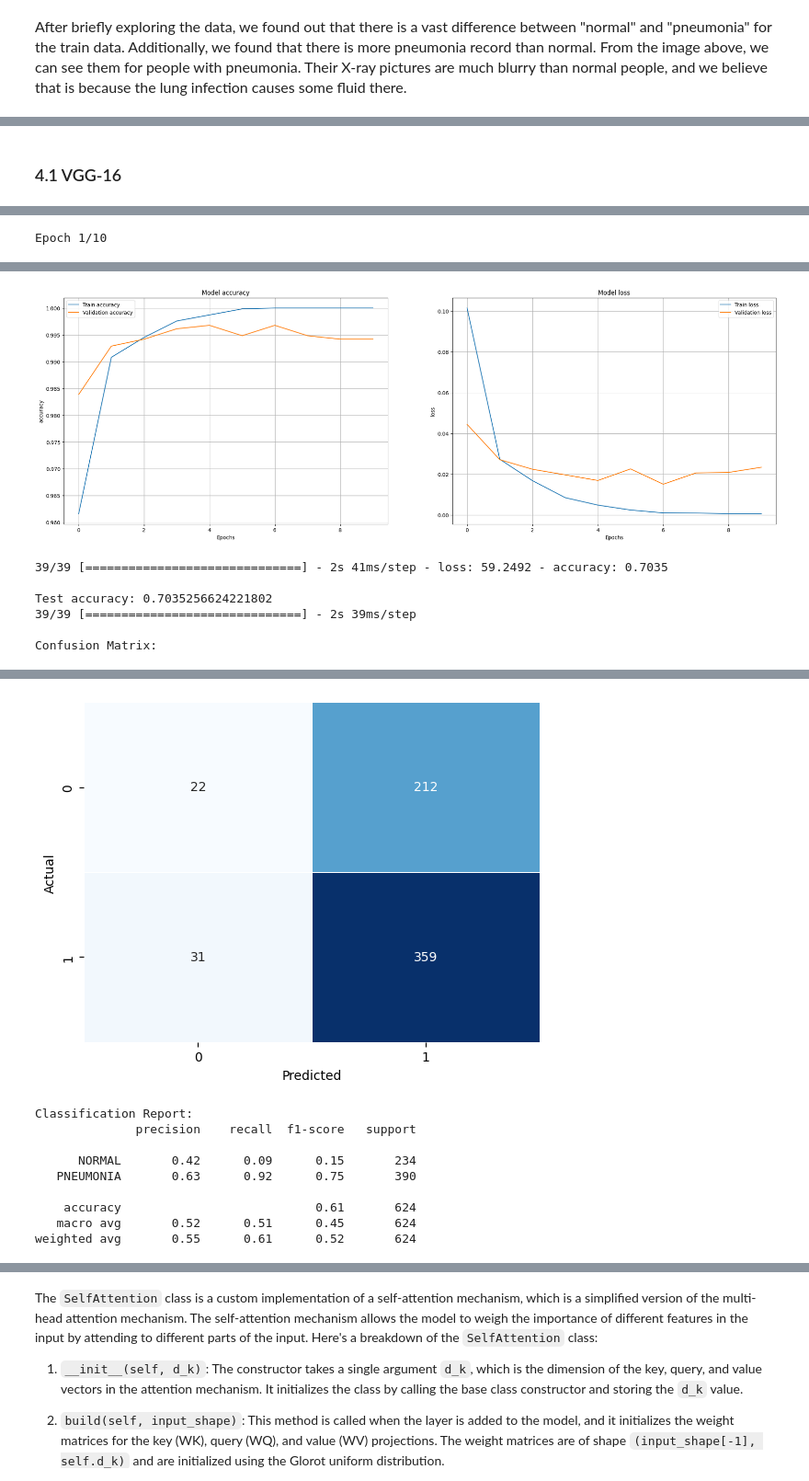
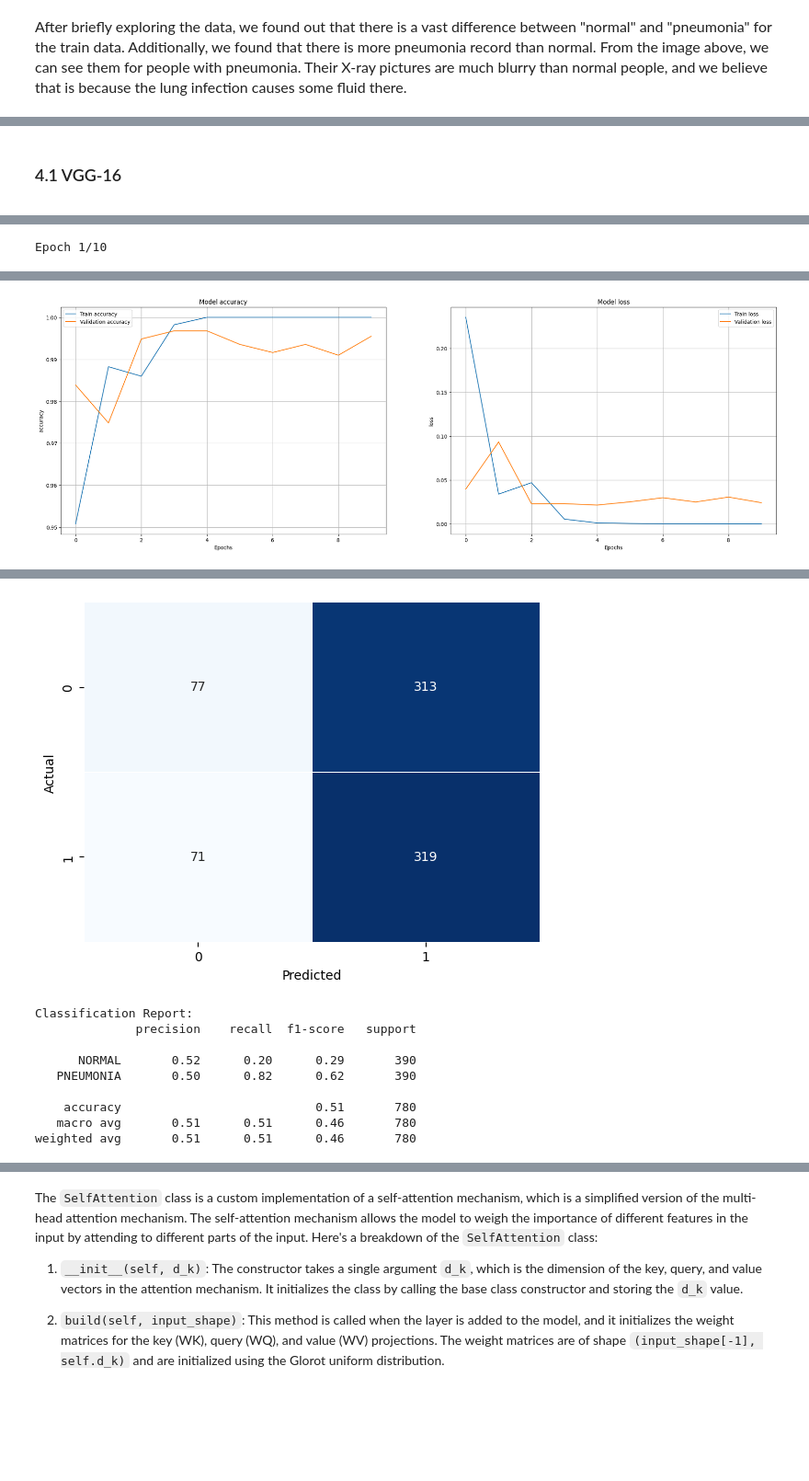
Before and after one commit to SikYinSun/COVID-19-Detection, a Jupyter notebook: COVID19_detection.ipynb, the cells around one changed output, grey strips where cells are left out. Shown at 92% size. Cells and saved outputs as stored; diff of their text form; code cells hidden in the pictures; blank space fills up the shorter version.

```diff
--- a/COVID19_detection.ipynb
+++ b/COVID19_detection.ipynb
@@ -203,2 +258,0 @@ val_data = create_dataset(X_val, y_val, batch_size=16)
-# %%
-test_dataset = test_data.map(lambda x, y: (x / 255.0, y)).batch(16).prefetch(tf.data.experimental.AUTOTUNE)
@@ -209,3 +259,6 @@ Lambda fuctions will be no more assumed to be used in the statement where they a
+# %%
+X_test, y_test = get_balanced_train_data(test_dir, class_label, img_height, img_width)
+test_data = create_dataset(X_test, y_test, batch_size=16)
 # %% [markdown]
 <font size=3>After briefly exploring the data, we found out that there is a vast difference between "normal" and "pneumonia" for the train data. Additionally, we found that there is more pneumonia record than normal. From the image above, we can see them for people with pneumonia. Their X-ray pictures are much blurry than normal people, and we believe that is because the lung infection causes some fluid there.</font>
 # %%
@@ -273,5 +330,6 @@ def evaluate_model(model, train_dataset, val_dataset, test_dataset, epochs=10, c
 # %% [markdown]
 ### 4.1 VGG-16
+<a id='vgg16'></a>
 # %%
 image_size = (img_height, img_width,3)
 vgg16 = VGG16(include_top = False, weights = 'imagenet',input_shape = image_size)
@@ -280,10 +338,11 @@ for layer in vgg16.layers:
     layer.trainable = False
 
 x = Flatten()(vgg16.output)
+x = Dense(256, activation='relu')(x)
 x = Dense(1, activation="sigmoid")(x)
 
 vgg16 = Model(inputs=vgg16.input, outputs=x)
-vgg16.compile(loss="binary_crossentropy", optimizer='adam', metrics=["accuracy"])# binary cross entropy loss function is used for binary classification
+vgg16.compile(loss="binary_crossentropy", optimizer='adam', metrics=["accuracy"])
 # %%
-evaluate_model(model=vgg16, train_dataset=train_data, val_dataset=val_data, test_dataset=test_data, epochs=10, class_names=class_label)
+evaluate_model(model=vgg16, train_dataset=train_data, val_dataset=val_data, test_dataset=test_data, epochs=10)
 # %% [output]
@@ -314,7 +382 @@ _________________________________________________________________
-[figure, old version]
+[figure, new version]
-39/39 [==============================] - 2s 41ms/step - loss: 59.2492 - accuracy: 0.7035
-
-Test accuracy: 0.7035256624221802
-39/39 [==============================] - 2s 39ms/step
-
-Confusion Matrix:
@@ -321,12 +393,12 @@ Confusion Matrix:
-[figure, old version]
+[figure, new version]
-Classification Report:
-              precision    recall  f1-score   support
-
-      NORMAL       0.42      0.09      0.15       234
-   PNEUMONIA       0.63      0.92      0.75       390
-
-    accuracy                           0.61       624
-   macro avg       0.52      0.51      0.45       624
-weighted avg       0.55      0.61      0.52       624
+Classification Report:
+              precision    recall  f1-score   support
+
+      NORMAL       0.52      0.20      0.29       390
+   PNEUMONIA       0.50      0.82      0.62       390
+
+    accuracy                           0.51       780
+   macro avg       0.51      0.51      0.46       780
+weighted avg       0.51      0.51      0.46       780
 # %% [markdown]
 ### 4.2 InceptionV3
```
Also changed, not shown: parts of 39 cells of this notebook.
